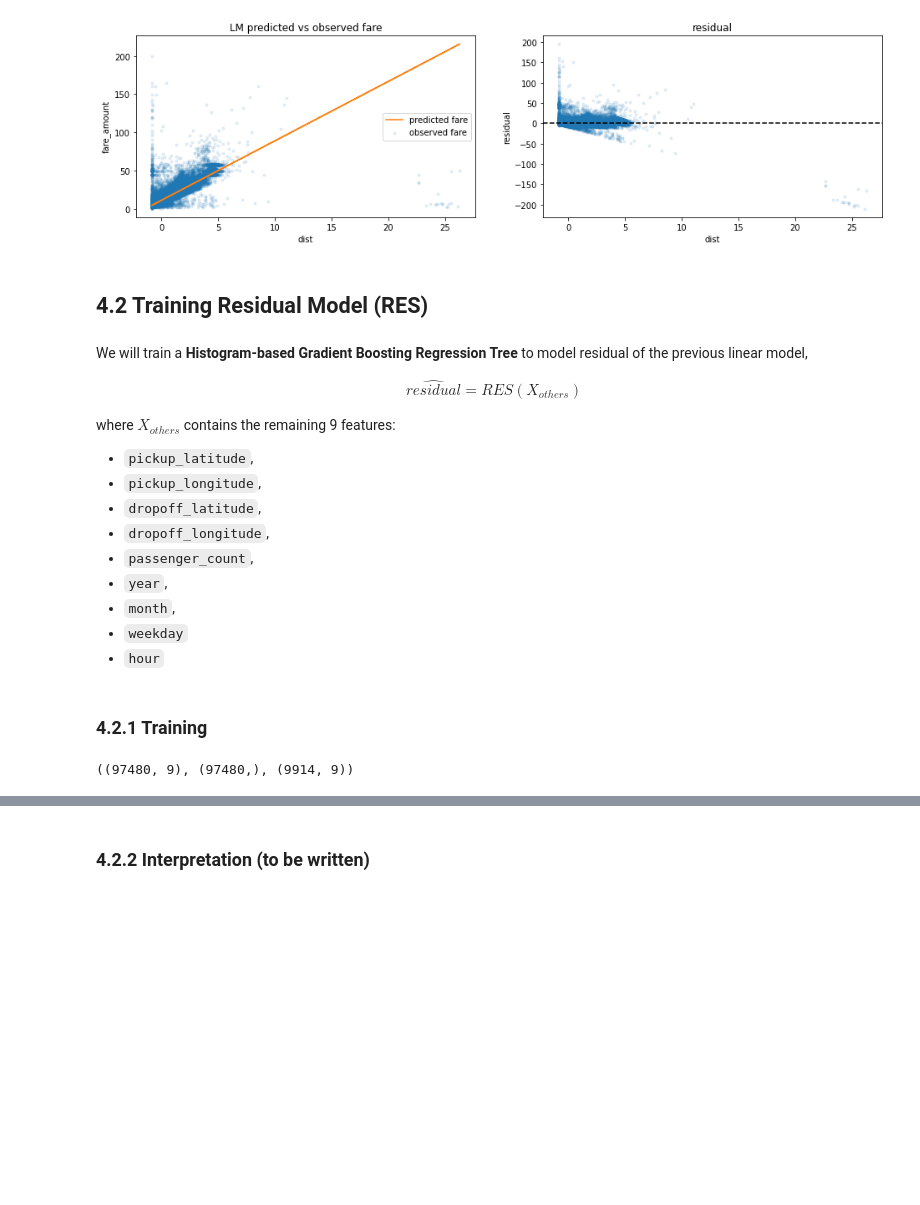
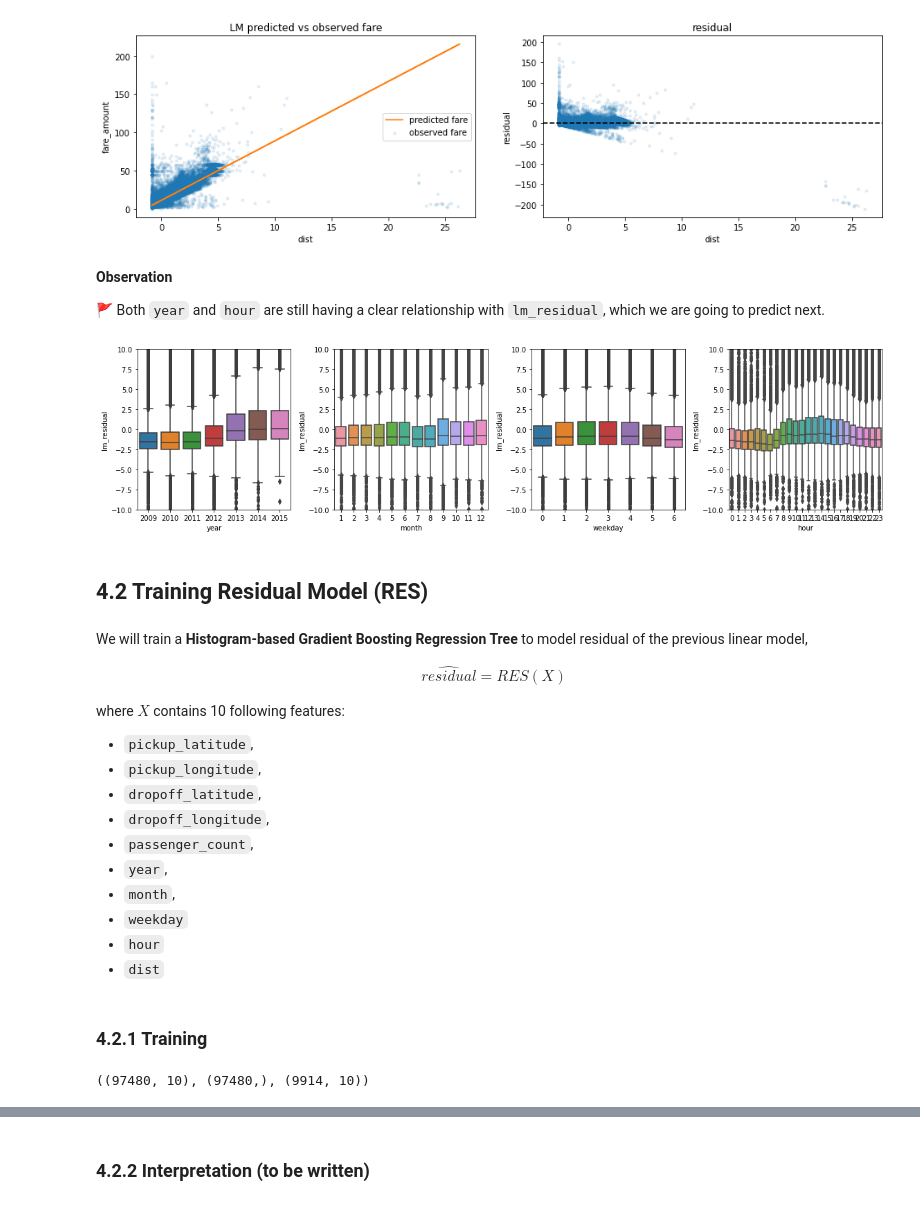
Before and after one commit to cfong32/data6100-final-proj, a Jupyter notebook: data6100_final_proj.ipynb, the cells around one changed output, grey strips where cells are left out. Saved outputs shown, nothing was run; the diff lists cells and outputs as text; code cells hidden in the pictures; blank space fills up the shorter version.

```diff
--- a/data6100_final_proj.ipynb
+++ b/data6100_final_proj.ipynb
@@ -390,16 +398,36 @@ ax2.set_xlabel('dist')
 plt.show()
 # %% [output]
 [figure]
+# %% [markdown]
+**Observation**
+
+🚩 Both `year` and `hour` are still having a clear relationship with `lm_residual`, which we are going to predict next.
+# %%
+# Check if the residual varies with with different time features
+
+fig, axes = plt.subplots(1,4, figsize=(16,4))
+for col, ax in zip(['year', 'month', 'weekday', 'hour'], axes.flat):
+    sns.boxplot(
+        data=df.assign(residual_per_km=lambda x: x.lm_residual/x.dist),
+        x=col,
+        y='lm_residual',
+        ax=ax,
+    )
+    ax.set_ylim(-10,10)
+plt.tight_layout()
+plt.show()
+# %% [output]
+[figure, added]
 # %% [markdown]
 ## 4.2 Training Residual Model (RES)
 # %% [markdown]
 We will train a **Histogram-based Gradient Boosting Regression Tree** to model residual of the previous linear model,
 
 \begin{align*}
-\hat{residual} = RES(X_{others})
+\hat{residual} = RES(X)
 \end{align*}
 
-where $X_{others}$ contains the remaining 9 features:
+where $X$ contains 10 following features:
 - `pickup_latitude`,
 - `pickup_longitude`,
 - `dropoff_latitude`,
@@ -409,6 +437,7 @@ where $X_{others}$ contains the remaining 9 features:
 - `month`,
 - `weekday`
 - `hour`
+- `dist`
 # %% [markdown]
 ### 4.2.1 Training
 # %%
@@ -424,13 +453,14 @@ cols_X = [
     'month',
     'weekday',
     'hour',
+    'dist',
 ]
 col_y = 'lm_residual'
 X_train, y_train, X_test, _, _ = standardize_n_prepare_Xy(df, cols_X, col_y)
 
 X_train.shape, y_train.shape, X_test.shape
 # %% [output]
-((97480, 9), (97480,), (9914, 9))
+((97480, 10), (97480,), (9914, 10))
 # %%
 # Histogram-based Gradient Boosting Regression Tree
 # https://scikit-learn.org/stable/modules/generated/sklearn.ensemble.HistGradientBoostingRegressor.html#sklearn.ensemble.HistGradientBoostingRegressor
```
Also changed, not shown: parts of 8 cells of this notebook.
